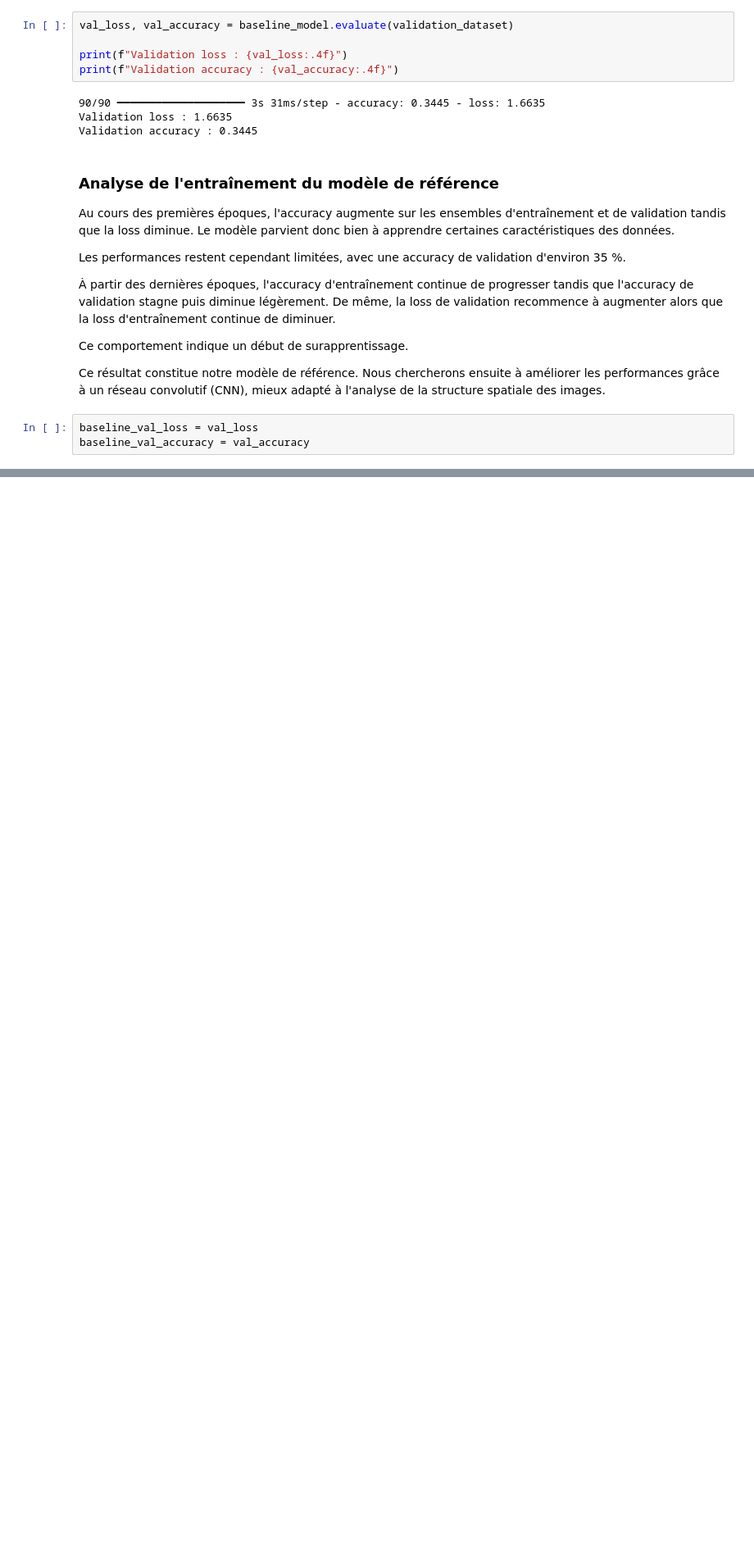
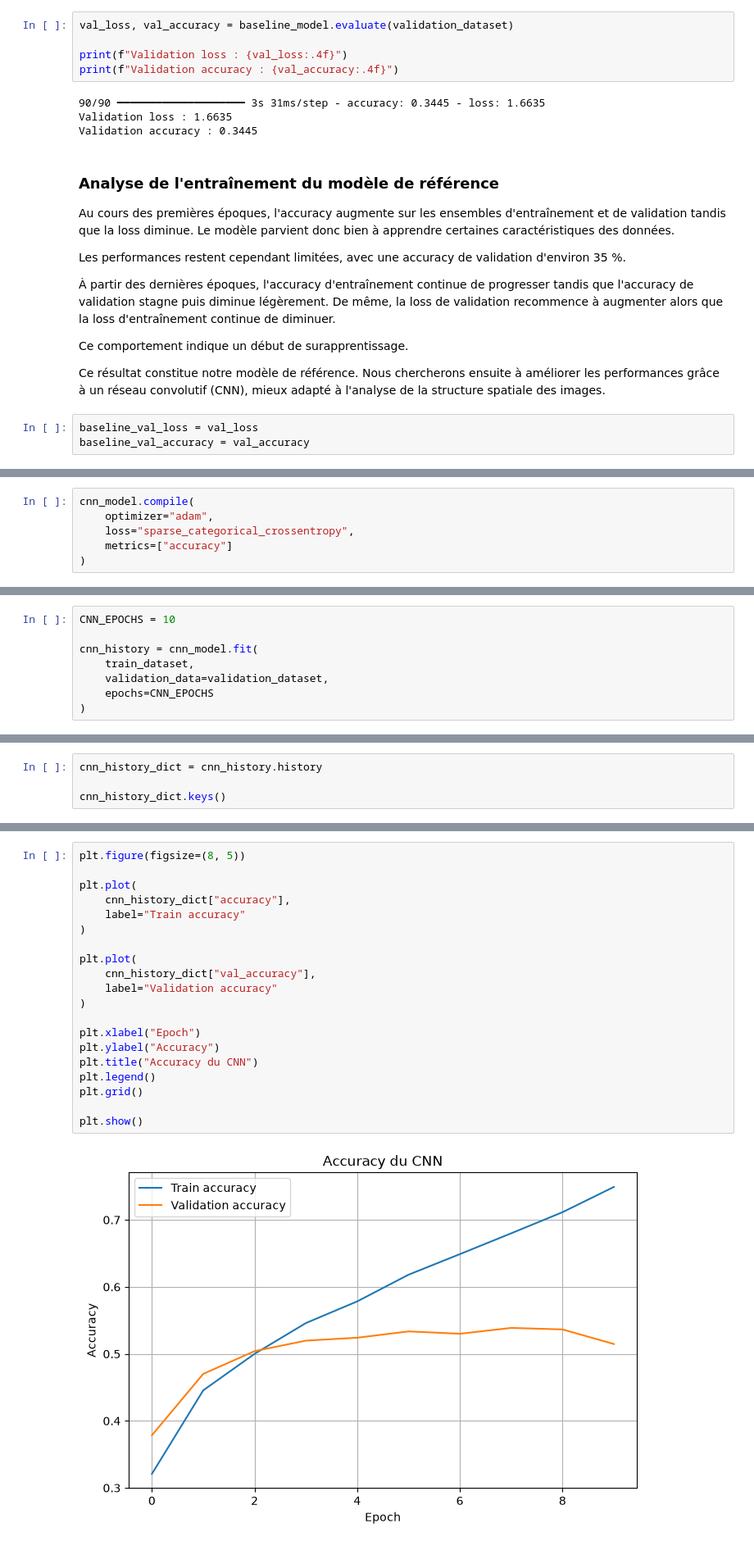
Before and after one commit to MassinissaBouamar/Projet_DL_Reconnaissance_faciale, a Jupyter notebook: notebooks/facial_expression_recognition.ipynb, the cells around one changed output, grey strips where cells are left out. Shown at 82% size. Cells and saved outputs as stored; diff of their text form; blank space fills up the shorter version.

```diff
--- a/notebooks/facial_expression_recognition.ipynb
+++ b/notebooks/facial_expression_recognition.ipynb
@@ -541,0 +627,6 @@ baseline_val_accuracy = val_accuracy
+# %%
+cnn_model.compile(
+    optimizer="adam",
+    loss="sparse_categorical_crossentropy",
+    metrics=["accuracy"]
+)
@@ -541,0 +663,8 @@ baseline_val_accuracy = val_accuracy
+# %%
+CNN_EPOCHS = 10
+
+cnn_history = cnn_model.fit(
+    train_dataset,
+    validation_data=validation_dataset,
+    epochs=CNN_EPOCHS
+)
@@ -541,0 +692,4 @@ baseline_val_accuracy = val_accuracy
+# %%
+cnn_history_dict = cnn_history.history
+
+cnn_history_dict.keys()
@@ -541,0 +698,22 @@ baseline_val_accuracy = val_accuracy
+# %%
+plt.figure(figsize=(8, 5))
+
+plt.plot(
+    cnn_history_dict["accuracy"],
+    label="Train accuracy"
+)
+
+plt.plot(
+    cnn_history_dict["val_accuracy"],
+    label="Validation accuracy"
+)
+
+plt.xlabel("Epoch")
+plt.ylabel("Accuracy")
+plt.title("Accuracy du CNN")
+plt.legend()
+plt.grid()
+
+plt.show()
+# %% [output]
+[figure, added]
```
Also changed, not shown: parts of 11 cells of this notebook.
